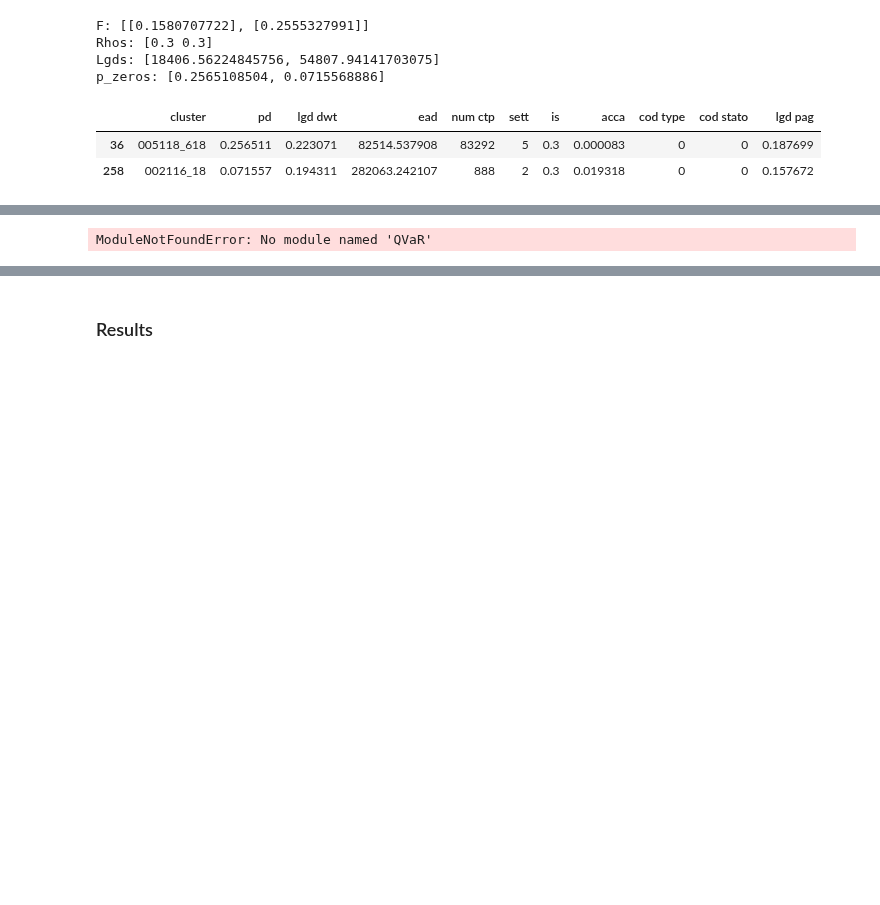
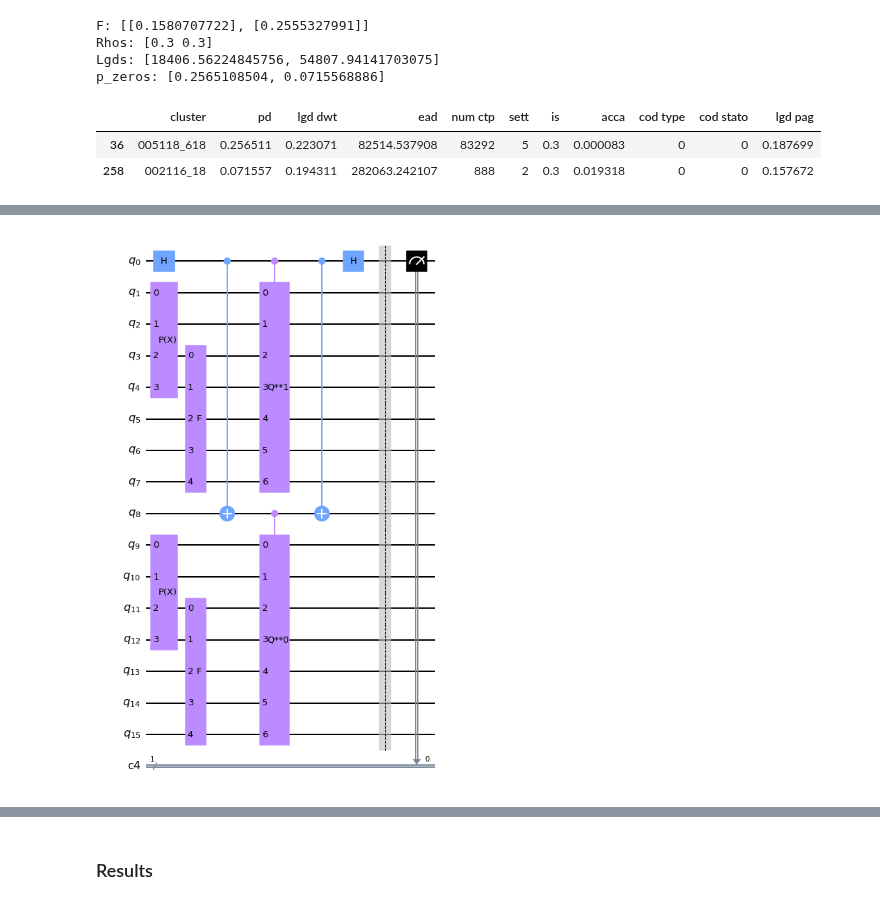
Before and after one commit to Eagle-quantum/QVaR, a Jupyter notebook: parallel_attempt_aa_v1.ipynb, the cells around one changed output, grey strips where cells are left out. Cells and saved outputs as stored; diff of their text form; code cells hidden in the pictures; blank space fills up the shorter version.

```diff
--- a/parallel_attempt_aa_v1.ipynb
+++ b/parallel_attempt_aa_v1.ipynb
@@ -257,5 +214,7 @@ SyntaxError: invalid syntax (Temp/ipykernel_7508/442870606.py, line 1)
-# %%
-import importlib
-fabfile = importlib.import_module('QVaR..qiskit-terra.qiskit.algorithms.amplitude_estimators.parallel_iqae', None)
-# %% [output]
-ModuleNotFoundError: No module named 'QVaR'
+# %%
+from parallel_iae import ParallelIterativeAmplitudeEstimation
+piae = ParallelIterativeAmplitudeEstimation(alpha=0.05, epsilon_target=0.002, l=2, quantum_instance=qi_ideal)
+circuit = piae.construct_circuit(k=1, estimation_problem=problem, measurement=True)
+circuit.draw("mpl")
+# %% [output]
+[figure, added]
```
Also changed, not shown: parts of 14 cells of this notebook, 1 other file.
